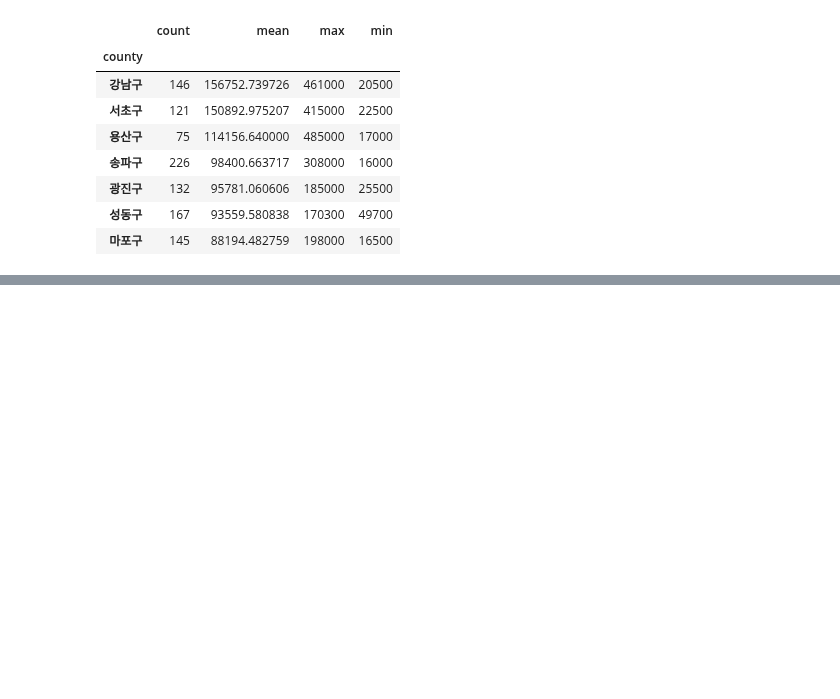
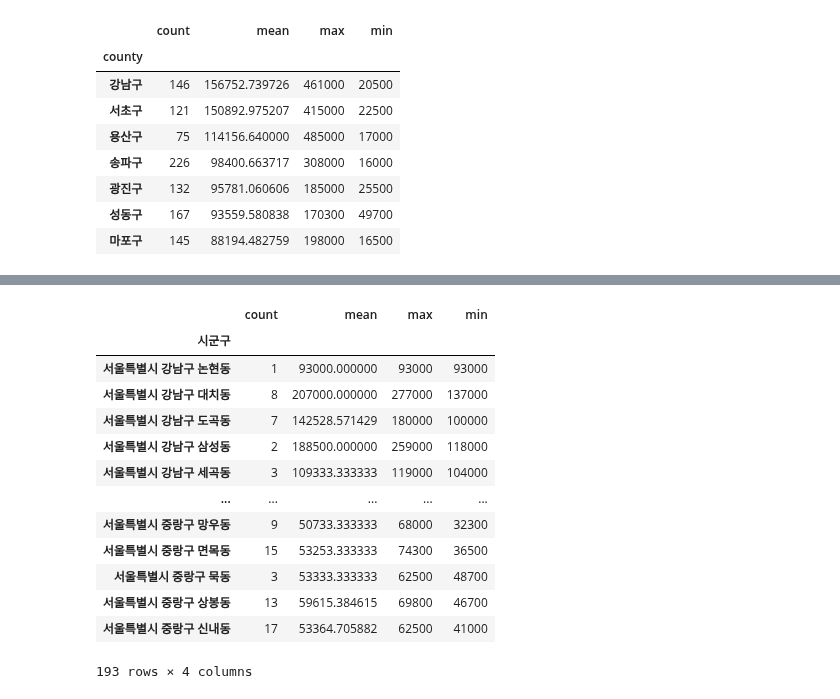
Before and after one commit to JakeOh/202011_itw_bd21, a Jupyter notebook: lab_da/da17_apt201910.ipynb, the cells around one changed output, grey strips where cells are left out. Cells and saved outputs as stored; diff of their text form; code cells hidden in the pictures; blank space fills up the shorter version.

```diff
--- a/lab_da/da17_apt201910.ipynb
+++ b/lab_da/da17_apt201910.ipynb
@@ -482,0 +485,18 @@ seoul_apt_by_gu.sort_values(by='mean', ascending=False).head(7)
+# %%
+seoul_subset_by_dong = seoul_subset.groupby(by='시군구')['가격'].agg(['count', 'mean', 'max', 'min'])
+seoul_subset_by_dong
+# %% [output]
+|  | count | mean | max | min |
+| 시군구 |  |  |  |  |
+| 서울특별시 강남구 논현동 | 1 | 93000.000000 | 93000 | 93000 |
+| 서울특별시 강남구 대치동 | 8 | 207000.000000 | 277000 | 137000 |
+| 서울특별시 강남구 도곡동 | 7 | 142528.571429 | 180000 | 100000 |
+| 서울특별시 강남구 삼성동 | 2 | 188500.000000 | 259000 | 118000 |
+| 서울특별시 강남구 세곡동 | 3 | 109333.333333 | 119000 | 104000 |
+| ... | ... | ... | ... | ... |
+| 서울특별시 중랑구 망우동 | 9 | 50733.333333 | 68000 | 32300 |
+| 서울특별시 중랑구 면목동 | 15 | 53253.333333 | 74300 | 36500 |
+| 서울특별시 중랑구 묵동 | 3 | 53333.333333 | 62500 | 48700 |
+| 서울특별시 중랑구 상봉동 | 13 | 59615.384615 | 69800 | 46700 |
+| 서울특별시 중랑구 신내동 | 17 | 53364.705882 | 62500 | 41000 |
+193 rows × 4 columns
```
Also changed, not shown: parts of 6 cells of this notebook.
